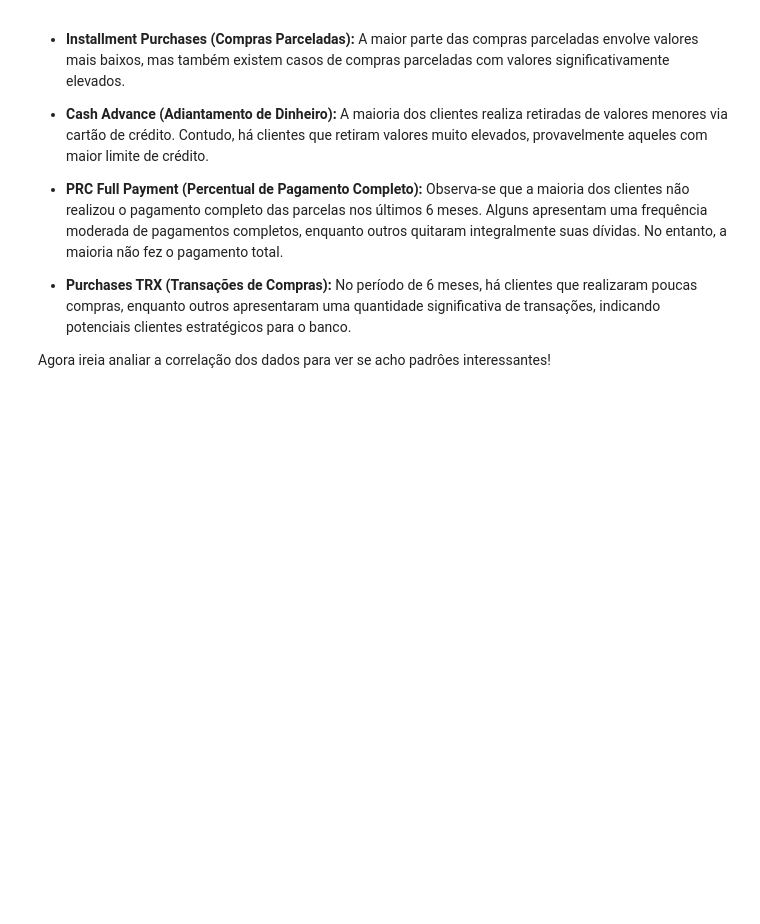
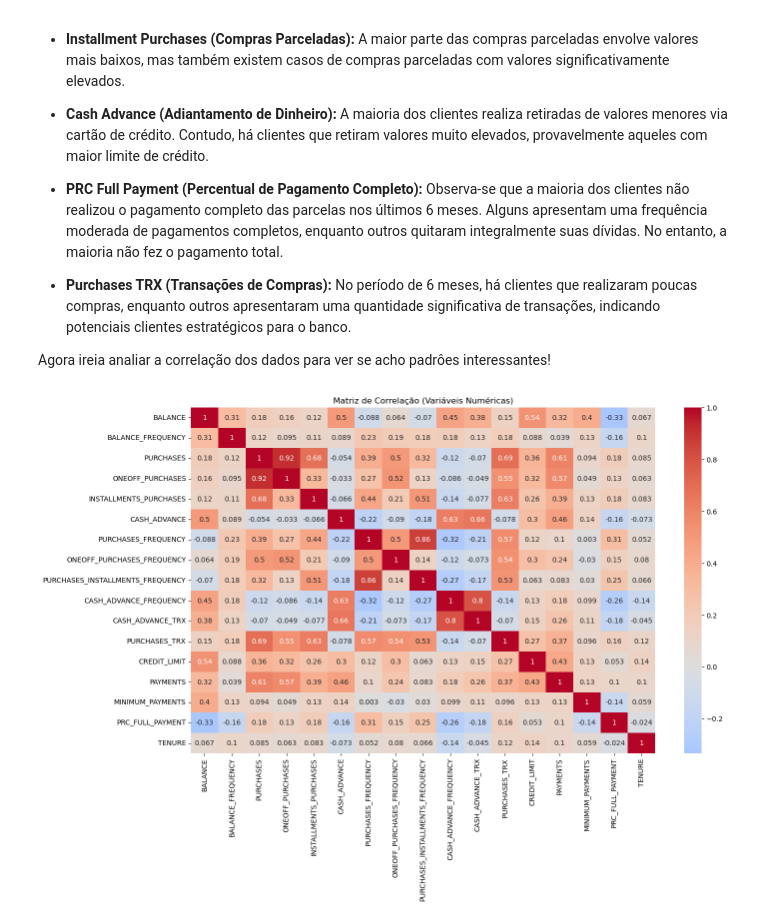
Before and after one commit to Riansito/Cluster-de-Clientes, a Jupyter notebook: Notebooks/tratamentoDados.ipynb, the cells around one changed output. Cells and saved outputs as stored; diff of their text form; code cells hidden in the pictures; blank space fills up the shorter version.

```diff
--- a/Notebooks/tratamentoDados.ipynb
+++ b/Notebooks/tratamentoDados.ipynb
@@ -152,3 +143,10 @@ Ao analisar as variáveis, percebe-se que a maioria dos dados apresenta uma assi
 Agora ireia analiar a correlação dos dados para ver se acho padrôes interessantes!
 # %%
 dfCorr = dfSemNan.corr()
+
+plt.figure(figsize=(15,9))#tamanho do gráfico
+sns.heatmap(dfCorr, annot=True, cmap='coolwarm', center=0)#Mapa de correlação
+plt.title('Matriz de Correlação (Variáveis Numéricas)')
+plt.show()
+# %% [output]
+[figure, added]
```
Also changed, not shown: parts of 8 cells of this notebook, 2 other files.
